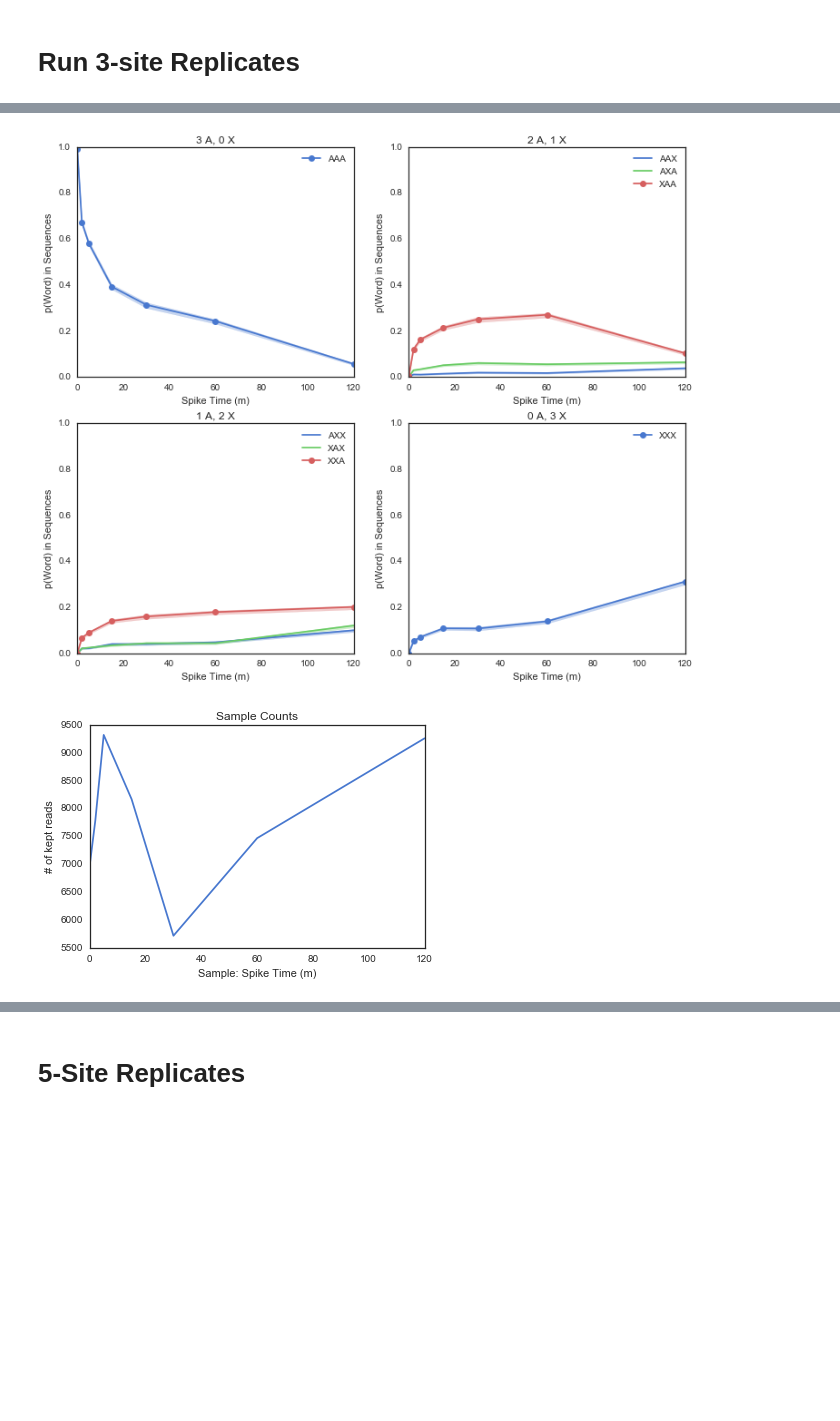
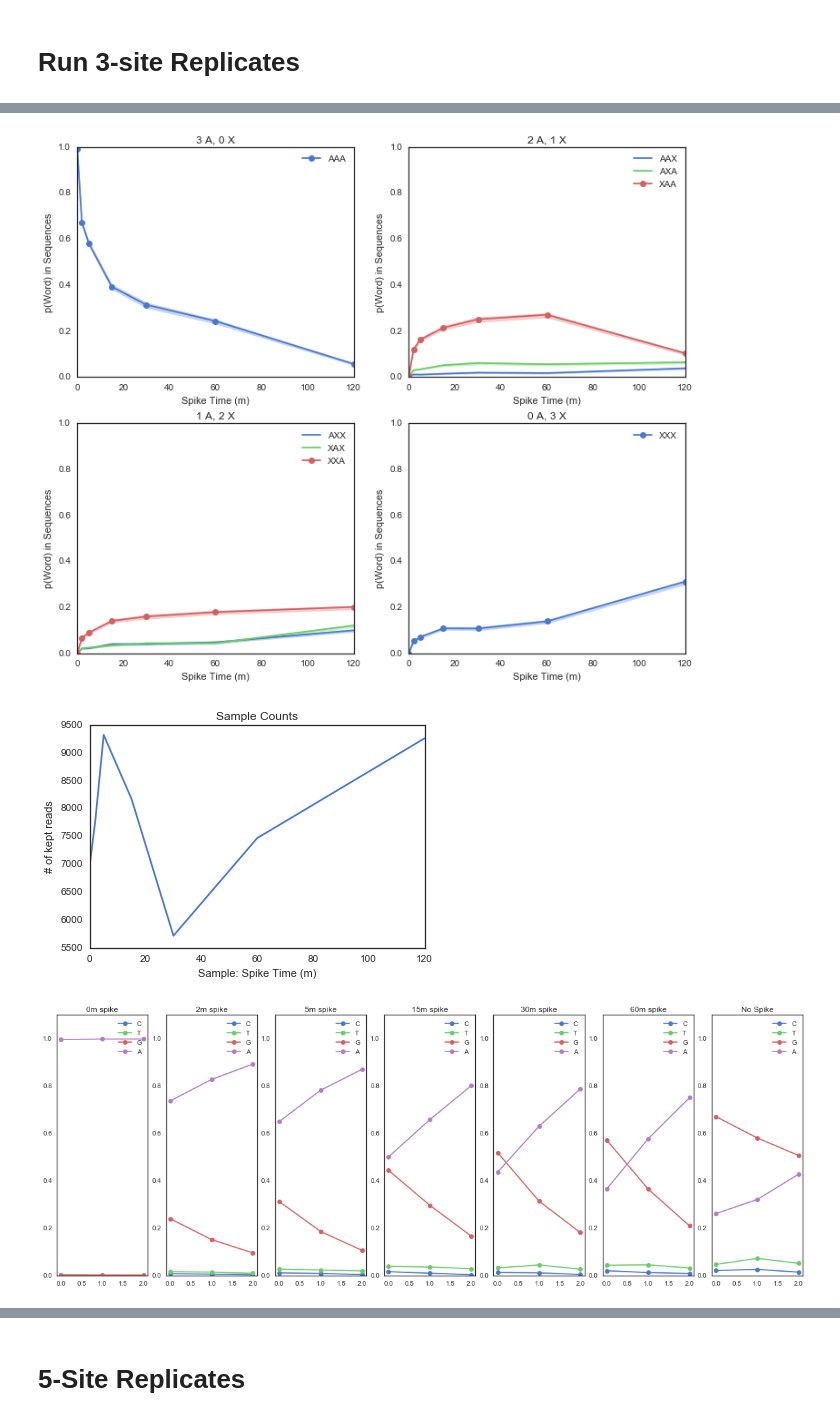
Before and after one commit to tyo-nu/nextgen4b, a Jupyter notebook: Notebooks/multisite_playground_2016_05_19_v2.ipynb, the cells around one changed output, grey strips where cells are left out. Saved outputs shown, nothing was run; the diff lists cells and outputs as text; code cells hidden in the pictures; blank space fills up the shorter version.

```diff
--- a/Notebooks/multisite_playground_2016_05_19_v2.ipynb
+++ b/Notebooks/multisite_playground_2016_05_19_v2.ipynb
@@ -36,6 +36,17 @@ def get_nonrare_words(L, rare_base='A'):
                 counts[w] +=1
 
     return counts
+
+def get_pos_cts(L, letter_order=['C','T','G','A']):
+    n = len(L[0])
+    cts = pd.DataFrame(np.zeros((n, len(letter_order))), columns=letter_order)
+
+    for i in range(n):
+        v = [w[i] for w in L]
+        for c in letter_order:
+            cts[c][i] = v.count(c)
+
+    return cts
 # %%
 words_3 = define_words(['A', 'X'], 3)
 good_words_3 = ['AAA', 'XAA', 'XXA', 'XXX']
@@ -121,33 +134,45 @@ for i in range(0,n_letters+1):
     plt.subplot(2,2,n_letters+1-i)
     plt.title('%i A, %i X' % (i, n_letters-i))
     for w in words_3:
         if w.count('A') == i:
             if w in good_words_3:
                 h = plt.plot(rates_3_df.Time, rates_3_df[w], 'o-')
             else:
                 h = plt.plot(rates_3_df.Time, rates_3_df[w])
             plt.fill_between(rates_3_df.Time,
                  ci_3_df['%s_lb' % w], ci_3_df['%s_ub' % w],
                  color=h[0].get_color(), alpha=0.3)
 
     plt.legend()
     plt.axis([0, 120, 0, 1])
     plt.xlabel('Spike Time (m)')
     plt.ylabel('p(Word) in Sequences')
 
 plt.savefig('3site_words.png')
 
 plt.figure()
 plt.title('Sample Counts')
 plt.plot(rates_3_df.Time, counts_3_df[[c for c in counts_3_df.columns if c != 'Time']].sum(axis=1))
 plt.xlabel('Sample: Spike Time (m)')
 plt.ylabel('# of kept reads')
 
+plt.figure(figsize=[20,7])
+for i in range(len(data_nodash_3)):
+    d = get_pos_cts(data_nodash_3[i])
+
+    plt.subplot(1,7,i+1)
+    for c in d.columns:
+        plt.plot(d[c].div(d.sum(axis=1)), 'o-', label=c)
+    plt.axis([-0.1, 2.1, 0, 1.1])
+    plt.legend()
+    plt.title(sample_idx[i])
+
 plt.show()
 # %% [output]
 [figure]
 [figure]
 [figure]
+[figure, added]
 # %%
 data_path = """D:/Google Drive/To File - Research Docs/Screening/nextgenAnalysis/Data/2016_05_18/v2/word_files/"""
 
```
Also changed, not shown: parts of 24 cells of this notebook, 5 other files.
